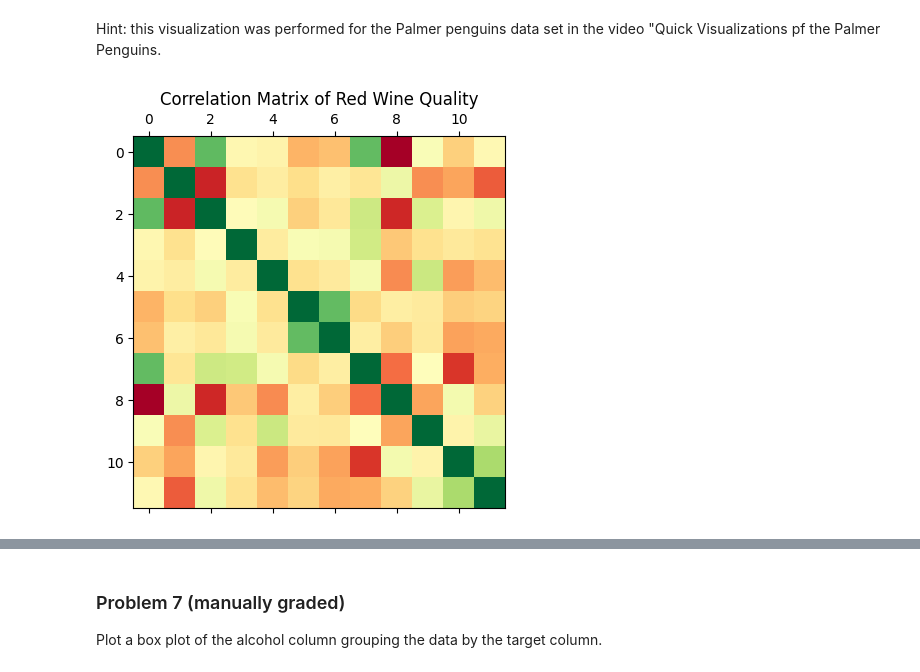
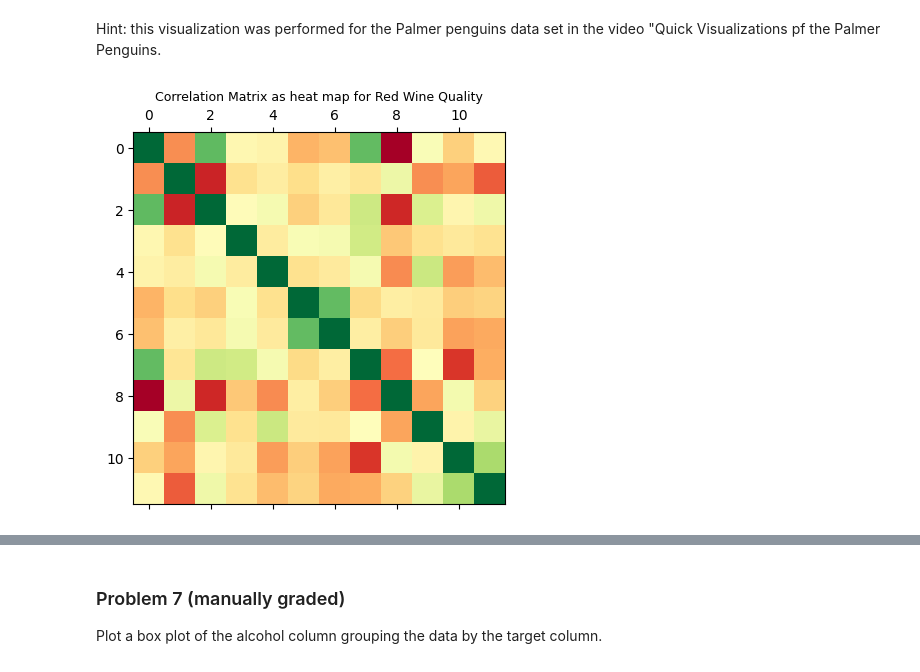
Before and after one commit to RajuNatesanBU/25fallcdsdx602_o1, a Jupyter notebook: dx602-homework-10/homework.ipynb, the cells around one changed output, grey strips where cells are left out. Cells and saved outputs as stored; diff of their text form; code cells hidden in the pictures.

```diff
--- a/dx602-homework-10/homework.ipynb
+++ b/dx602-homework-10/homework.ipynb
@@ -136,11 +136,11 @@ Hint: this visualization was performed for the Palmer penguins data set in the v
 # %%
 # YOUR CHANGES HERE
 
 plt.matshow(red_wine.corr(numeric_only=True), cmap="RdYlGn", aspect='auto')
-plt.title('Correlation Matrix of Red Wine Quality')
+plt.title('Correlation Matrix as heat map for Red Wine Quality', fontsize=9)
 None
 # %% [output]
-[figure, old version]
+[figure, new version]
 # %% [markdown]
 <div style="page-break-after: always;"></div>
 # %% [markdown]
```
